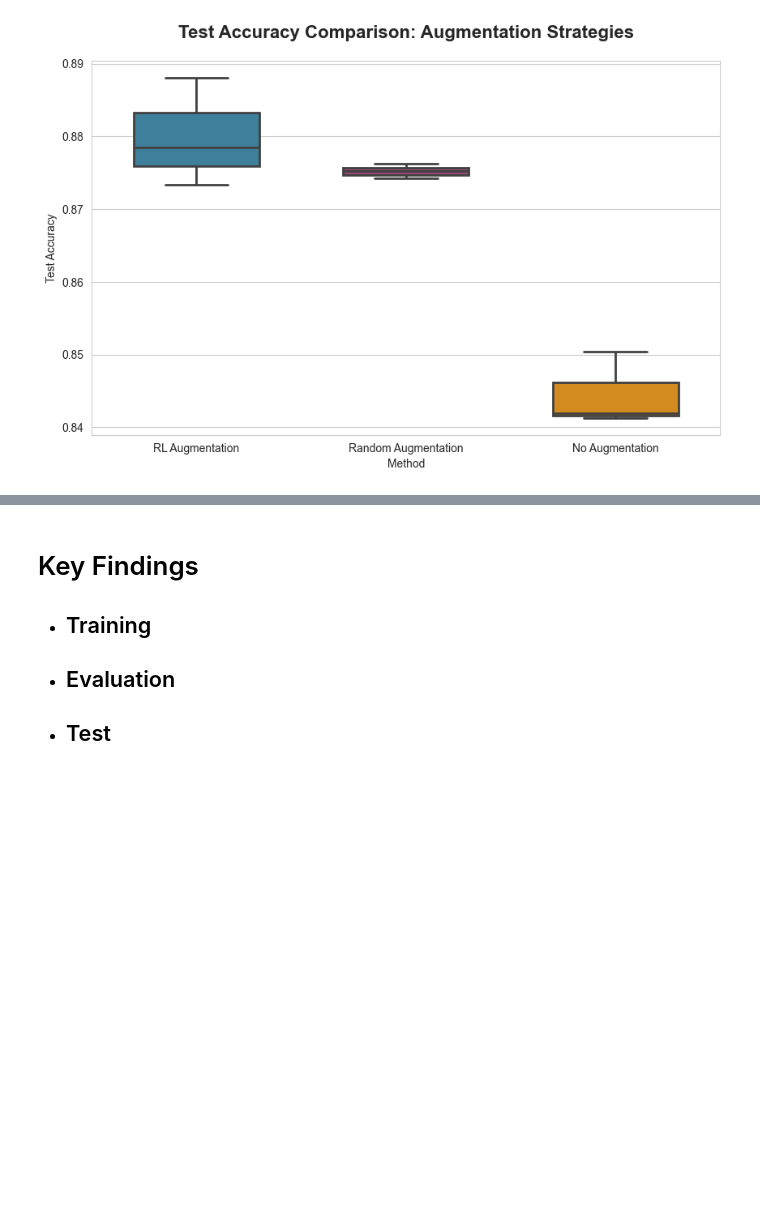
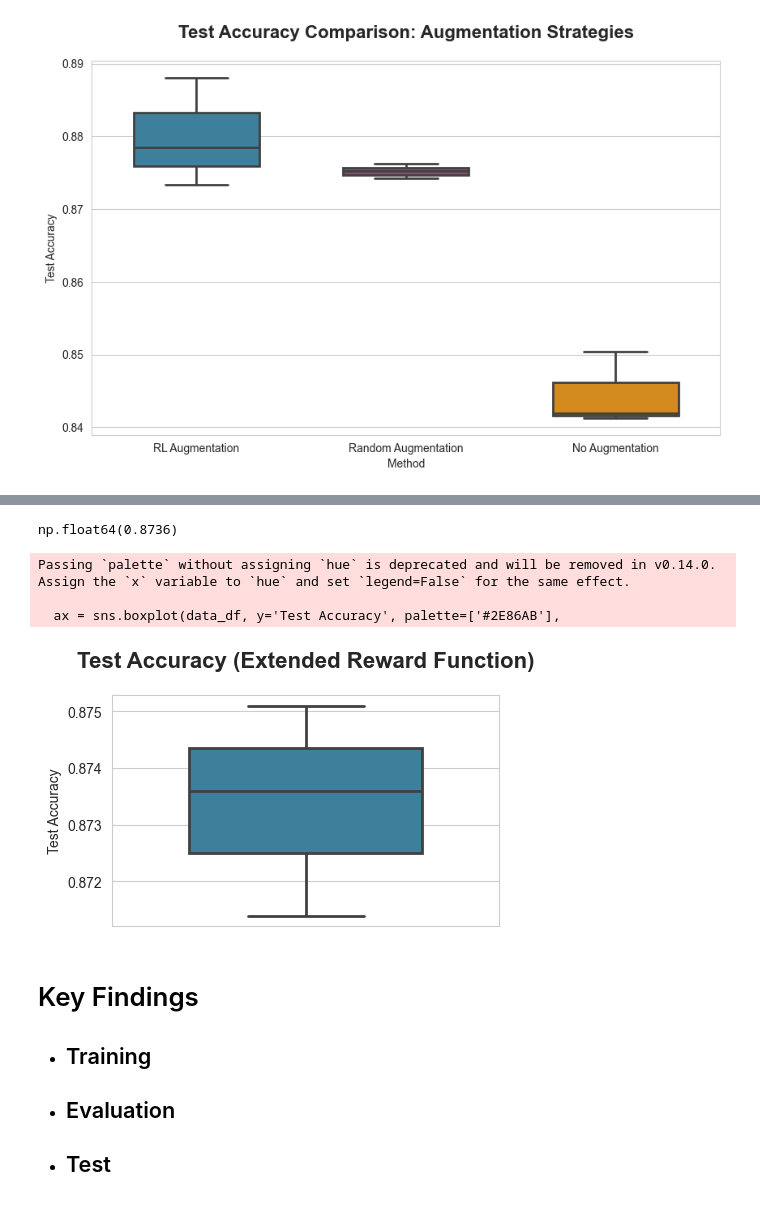
Before and after one commit to LiebenHaider/RLExam, a Jupyter notebook: src/Plots.ipynb, the cells around one changed output, grey strips where cells are left out. Saved outputs shown, nothing was run; the diff lists cells and outputs as text; code cells hidden in the pictures; blank space fills up the shorter version.

```diff
--- a/src/Plots.ipynb
+++ b/src/Plots.ipynb
@@ -222,3 +258,27 @@ plt.show()
+# %%
+test_metrics[0].iloc[0][1]
+# %% [output]
+np.float64(0.8736)
+# %%
+data = []
+for metrics in test_metrics:
+    data.append({'Test Accuracy': metrics.iloc[0].values[1]})
+
+data_df = pd.DataFrame(data)
+
+# Set style and create plot
+sns.set_style("whitegrid")
+plt.figure(figsize=(5, 3))
+ax = sns.boxplot(data_df, y='Test Accuracy', palette=['#2E86AB'],
+                    width=0.6, linewidth=2)
+plt.title('Test Accuracy (Extended Reward Function)',
+            fontsize=16, fontweight='bold', pad=20)
+plt.show()
+# %% [output]
+Passing `palette` without assigning `hue` is deprecated and will be removed in v0.14.0. Assign the `x` variable to `hue` and set `legend=False` for the same effect.
+
+  ax = sns.boxplot(data_df, y='Test Accuracy', palette=['#2E86AB'],
+[figure, added]
 # %% [markdown]
 # Key Findings
 - ## Training
```
Also changed, not shown: parts of 7 cells of this notebook, 4 other files.
